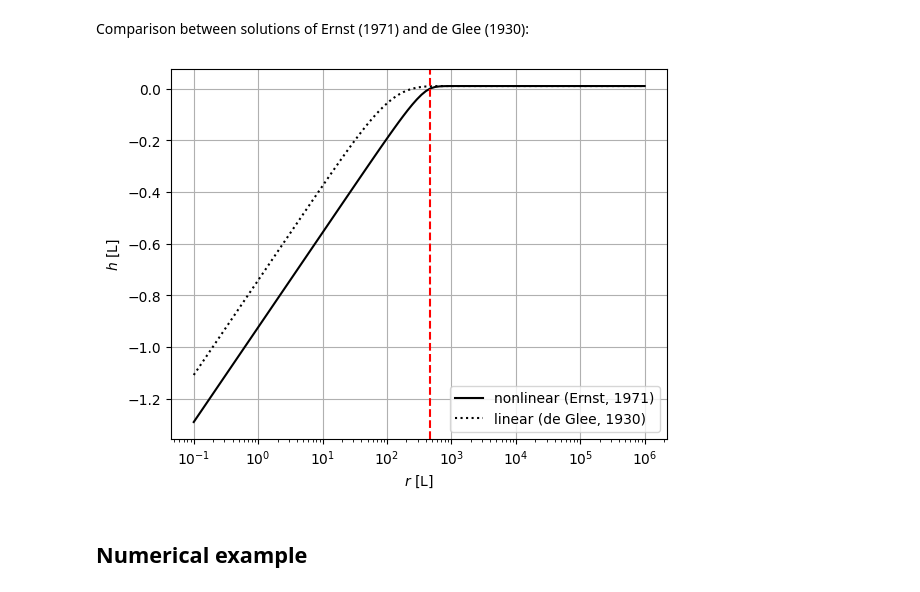
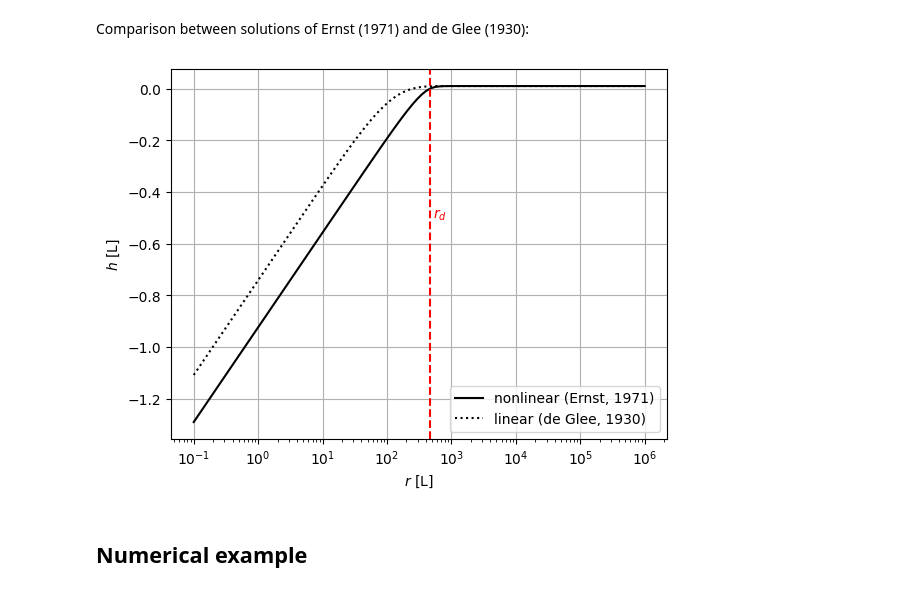
Before and after one commit to alouwyck/PhD, a Jupyter notebook: chapter11_water_budget_myth.ipynb, the cells around one changed output. Cells and saved outputs as stored; diff of their text form; code cells hidden in the pictures.

Commit message:
added label rd to Ernst plot

```diff
--- a/chapter11_water_budget_myth.ipynb
+++ b/chapter11_water_budget_myth.ipynb
@@ -196,16 +196,17 @@ Comparison between solutions of Ernst (1971) and de Glee (1930):
 # %%
 r = np.logspace(-1, 6, 100)  # distances r [L]
 plt.semilogx(r, ernst(r, T, c, N, Q), 'k-');  # Ernst (1971)
 plt.semilogx(r, de_glee(r, T, c, Q, h0=N*c), 'k:');  # de Glee (1930)
 yl = plt.ylim()
 plt.semilogx([rd, rd], yl, 'r--')  # distance rd
+plt.text(rd*1.1, -0.5, '$r_d$', color='red')  # add text label
 plt.ylim(yl)
 plt.grid();
 plt.xlabel('$r$ [L]');
 plt.ylabel('$h$ [L]');
 plt.legend(['nonlinear (Ernst, 1971)', 'linear (de Glee, 1930)']);
 # %% [output]
-[figure, old version]
+[figure, new version]
 # %% [markdown]
 ## Numerical example
 # %% [markdown]
```
Also changed, not shown: parts of 1 cell of this notebook.
